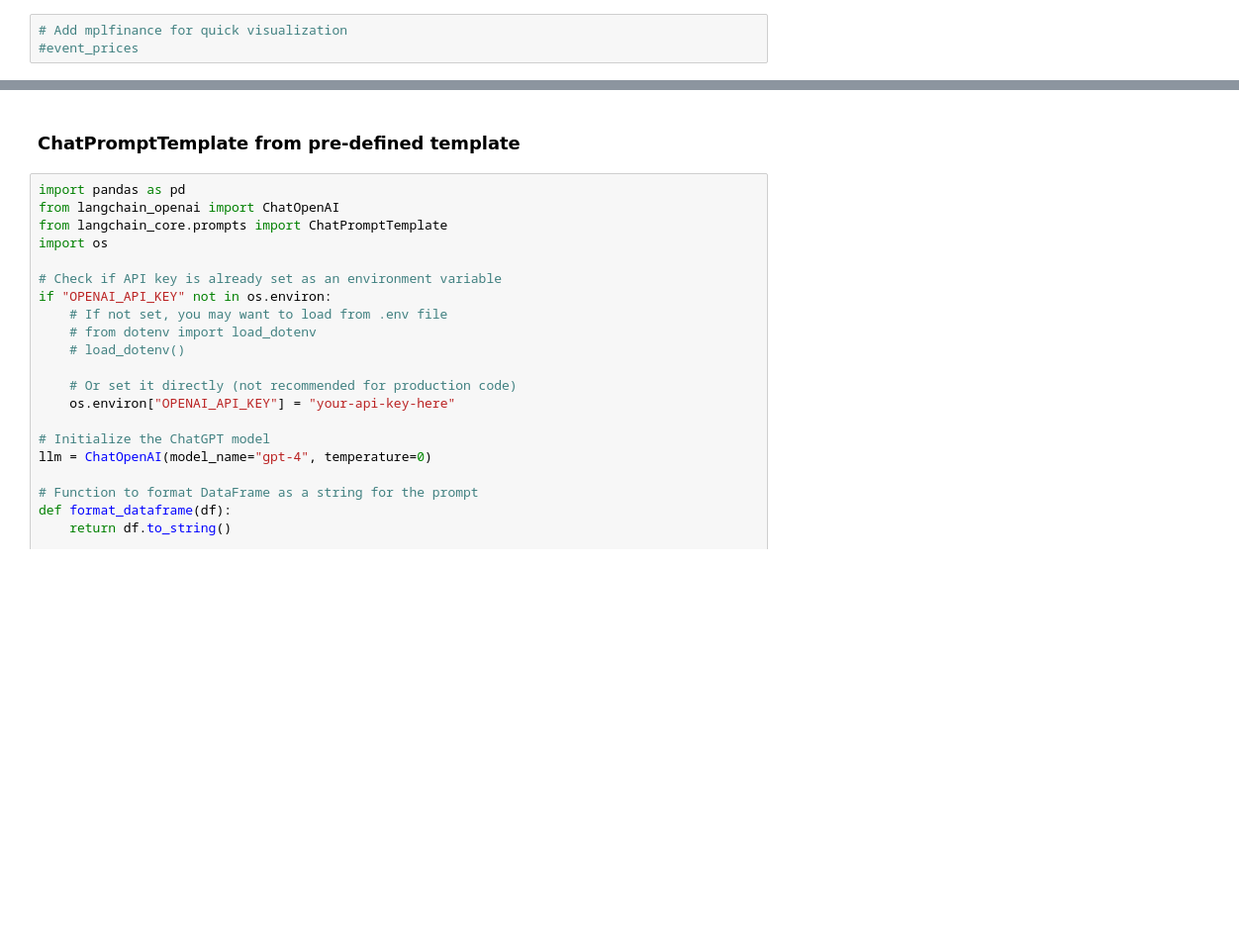
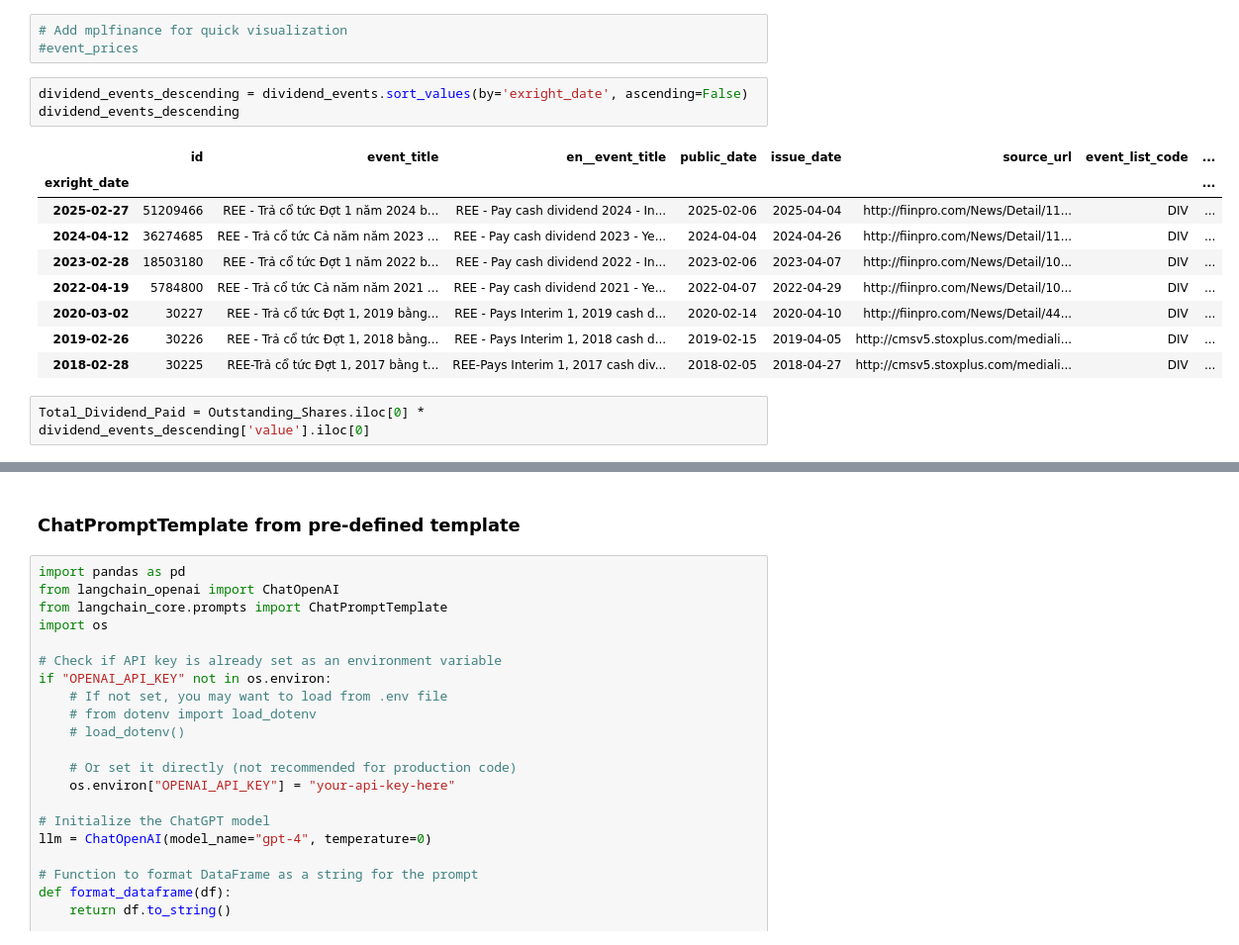
Before and after one commit to gahoccode/Jupyter, a Jupyter notebook: studies.ipynb, the cells around one changed output, grey strips where cells are left out. Shown at 99% size. Saved outputs shown, nothing was run; the diff lists cells and outputs as text; blank space fills up the shorter version.

Commit message:
Adding Dividends paid

```diff
--- a/studies.ipynb
+++ b/studies.ipynb
@@ -1793,3 +1812,18 @@ dividend_events = dividend_events.set_index('exright_date')
 # %%
 # Add mplfinance for quick visualization
 #event_prices
+# %%
+dividend_events_descending = dividend_events.sort_values(by='exright_date', ascending=False)
+dividend_events_descending
+# %% [output]
+|  | id | event_title | en__event_title | public_date | issue_date | source_url | event_list_code | ... |
+| exright_date |  |  |  |  |  |  |  | ... |
+| 2025-02-27 | 51209466 | REE - Trả cổ tức Đợt 1 năm 2024 b... | REE - Pay cash dividend 2024 - In... | 2025-02-06 | 2025-04-04 | http://fiinpro.com/News/Detail/11... | DIV | ... |
+| 2024-04-12 | 36274685 | REE - Trả cổ tức Cả năm năm 2023 ... | REE - Pay cash dividend 2023 - Ye... | 2024-04-04 | 2024-04-26 | http://fiinpro.com/News/Detail/11... | DIV | ... |
+| 2023-02-28 | 18503180 | REE - Trả cổ tức Đợt 1 năm 2022 b... | REE - Pay cash dividend 2022 - In... | 2023-02-06 | 2023-04-07 | http://fiinpro.com/News/Detail/10... | DIV | ... |
+| 2022-04-19 | 5784800 | REE - Trả cổ tức Cả năm năm 2021 ... | REE - Pay cash dividend 2021 - Ye... | 2022-04-07 | 2022-04-29 | http://fiinpro.com/News/Detail/10... | DIV | ... |
+| 2020-03-02 | 30227 | REE - Trả cổ tức Đợt 1, 2019 bằng... | REE - Pays Interim 1, 2019 cash d... | 2020-02-14 | 2020-04-10 | http://fiinpro.com/News/Detail/44... | DIV | ... |
+| 2019-02-26 | 30226 | REE - Trả cổ tức Đợt 1, 2018 bằng... | REE - Pays Interim 1, 2018 cash d... | 2019-02-15 | 2019-04-05 | http://cmsv5.stoxplus.com/mediali... | DIV | ... |
+| 2018-02-28 | 30225 | REE-Trả cổ tức Đợt 1, 2017 bằng t... | REE-Pays Interim 1, 2017 cash div... | 2018-02-05 | 2018-04-27 | http://cmsv5.stoxplus.com/mediali... | DIV | ... |
+# %%
+Total_Dividend_Paid = Outstanding_Shares.iloc[0] * dividend_events_descending['value'].iloc[0]
```
Also changed, not shown: parts of 14 cells of this notebook.
